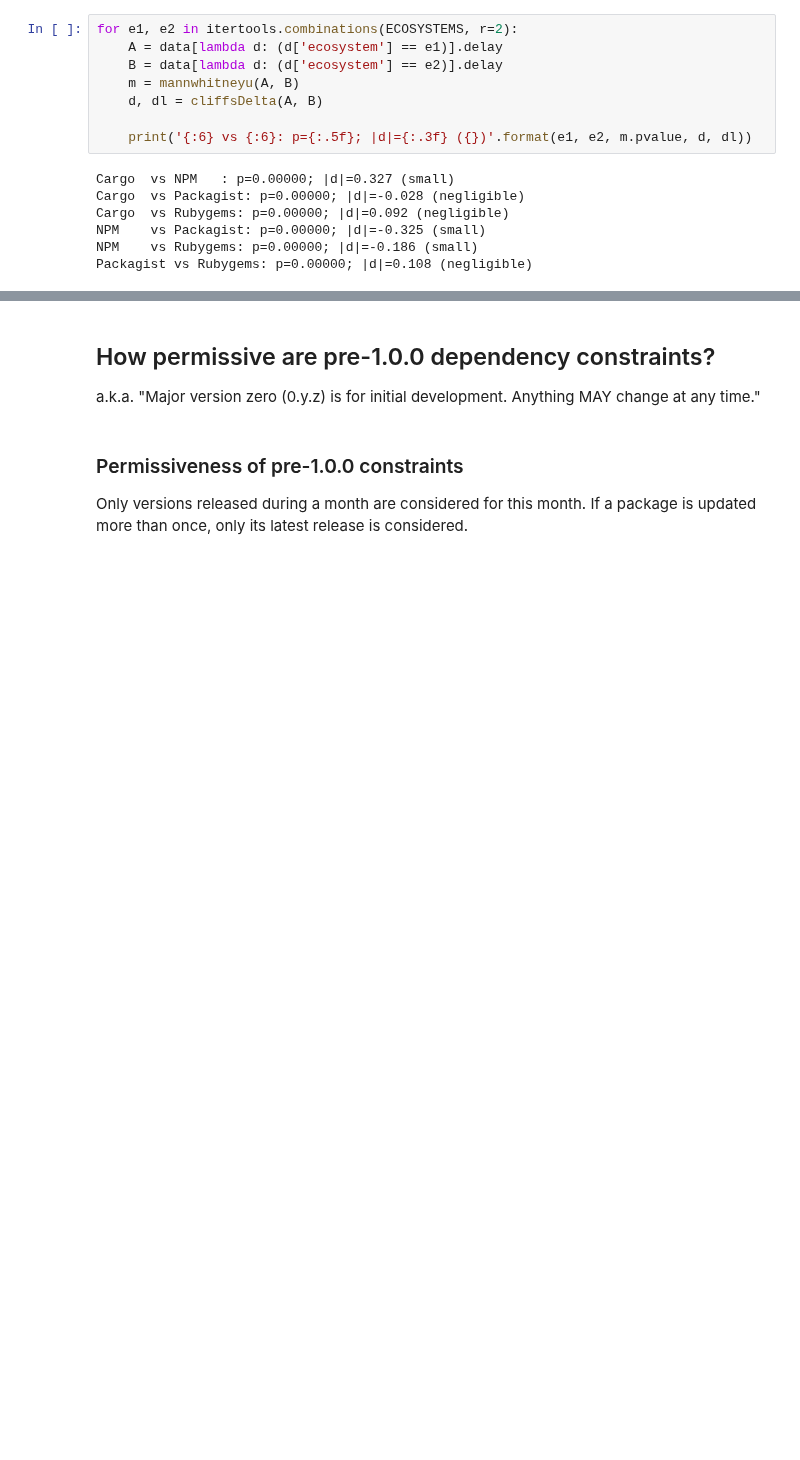
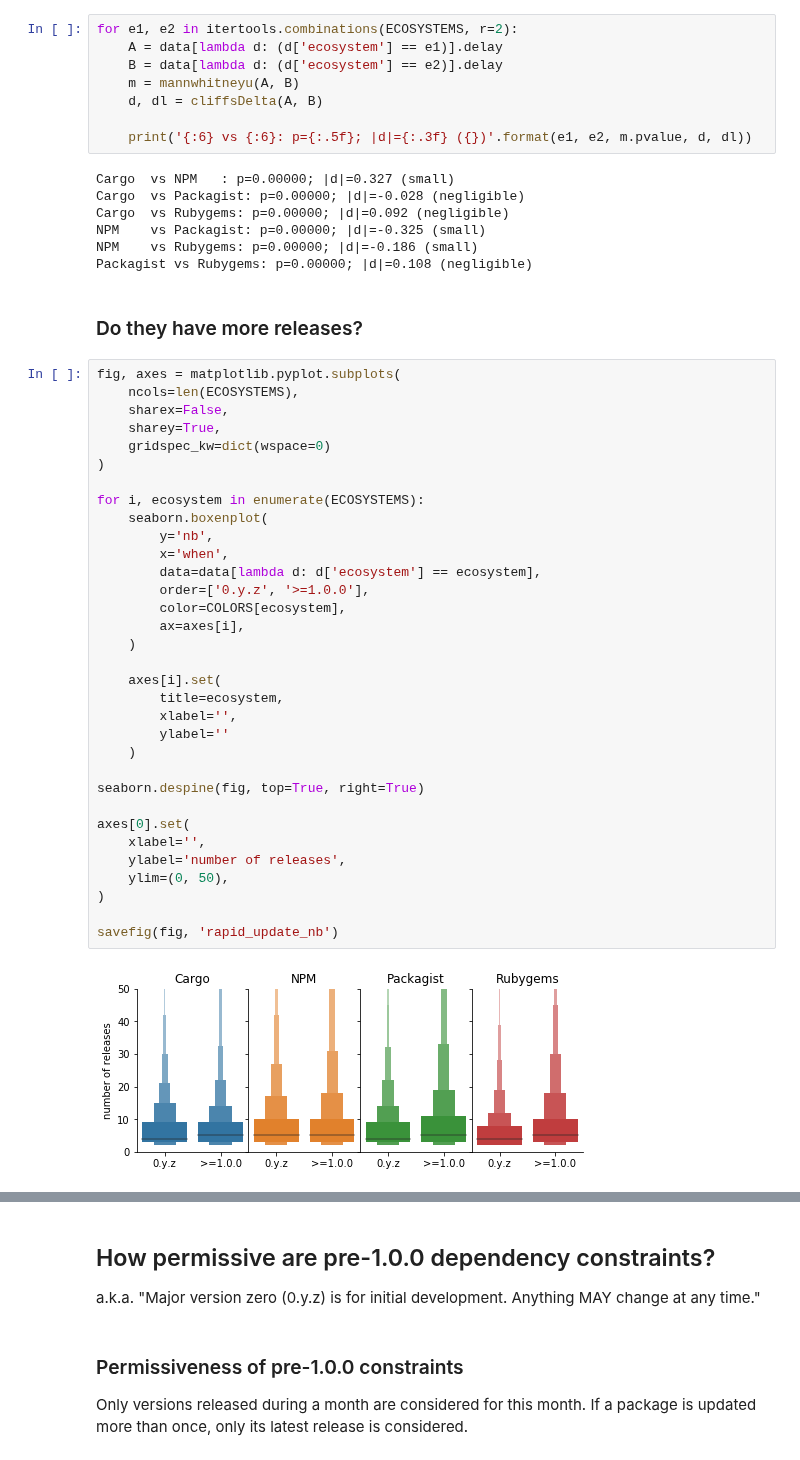
Before and after one commit to AlexandreDecan/secos-zero, a Jupyter notebook: notebooks/Magic zero.ipynb, the cells around one changed output, grey strips where cells are left out. Saved outputs shown, nothing was run; the diff lists cells and outputs as text; blank space fills up the shorter version.

```diff
--- a/notebooks/Magic zero.ipynb
+++ b/notebooks/Magic zero.ipynb
@@ -736,3 +739,40 @@ Cargo  vs Rubygems: p=0.00000; |d|=0.092 (negligible)
 NPM    vs Packagist: p=0.00000; |d|=-0.325 (small)
 NPM    vs Rubygems: p=0.00000; |d|=-0.186 (small)
 Packagist vs Rubygems: p=0.00000; |d|=0.108 (negligible)
+# %% [markdown]
+### Do they have more releases?
+# %%
+fig, axes = matplotlib.pyplot.subplots(
+    ncols=len(ECOSYSTEMS),
+    sharex=False,
+    sharey=True,
+    gridspec_kw=dict(wspace=0)
+)
+
+for i, ecosystem in enumerate(ECOSYSTEMS):
+    seaborn.boxenplot(
+        y='nb',
+        x='when',
+        data=data[lambda d: d['ecosystem'] == ecosystem],
+        order=['0.y.z', '>=1.0.0'],
+        color=COLORS[ecosystem],
+        ax=axes[i],
+    )
+
+    axes[i].set(
+        title=ecosystem,
+        xlabel='',
+        ylabel=''
+    )
+
+seaborn.despine(fig, top=True, right=True)
+
+axes[0].set(
+    xlabel='',
+    ylabel='number of releases',
+    ylim=(0, 50),
+)
+
+savefig(fig, 'rapid_update_nb')
+# %% [output]
+[figure, added]
```
Also changed, not shown: parts of 5 cells of this notebook.
